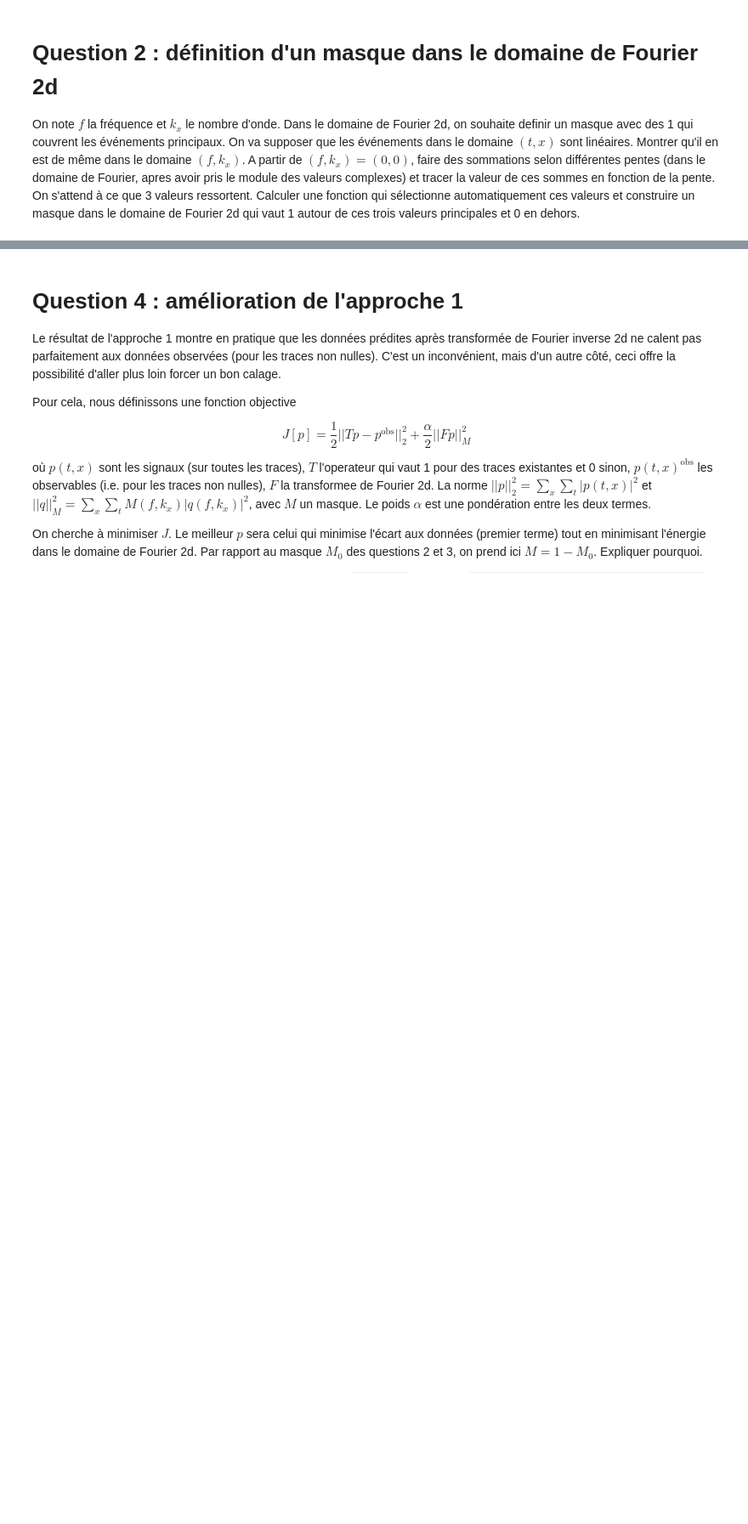
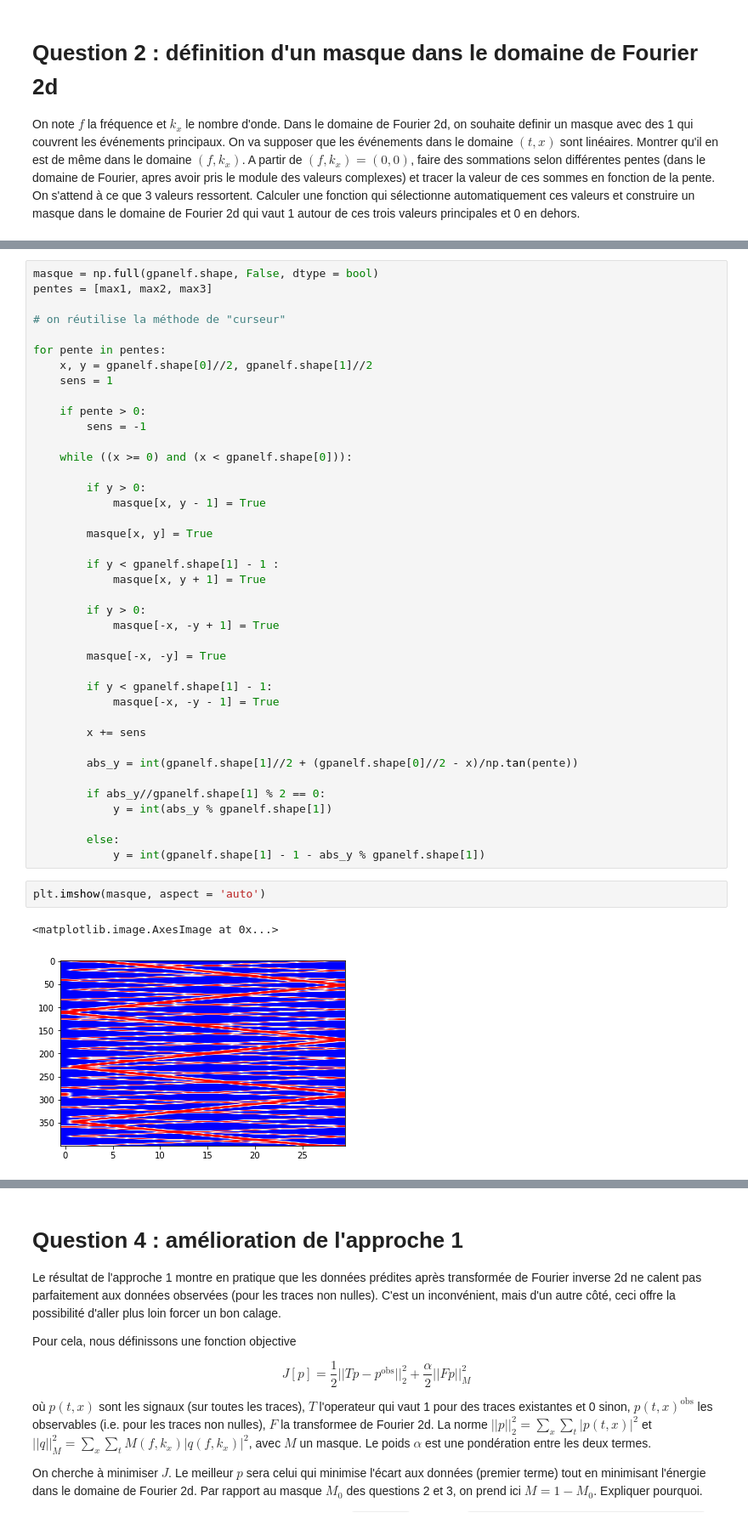
Before and after one commit to apierfitte/mini-projet_tts, a Jupyter notebook: mini_projet_groupe2.ipynb, the cells around one changed output, grey strips where cells are left out. Shown at 85% size. Cells and saved outputs as stored; diff of their text form; blank space fills up the shorter version.

```diff
--- a/mini_projet_groupe2.ipynb
+++ b/mini_projet_groupe2.ipynb
@@ -124 +200,46 @@ On note $f$ la fréquence et $k_x$ le nombre d'onde. Dans le domaine de Fourier
+# %%
+masque = np.full(gpanelf.shape, False, dtype = bool)
+pentes = [max1, max2, max3]
+
+# on réutilise la méthode de "curseur"
+
+for pente in pentes:
+    x, y = gpanelf.shape[0]//2, gpanelf.shape[1]//2
+    sens = 1
+
+    if pente > 0:
+        sens = -1
+
+    while ((x >= 0) and (x < gpanelf.shape[0])):
+
+        if y > 0:
+            masque[x, y - 1] = True
+
+        masque[x, y] = True
+
+        if y < gpanelf.shape[1] - 1 :
+            masque[x, y + 1] = True
+
+        if y > 0:
+            masque[-x, -y + 1] = True
+
+        masque[-x, -y] = True
+
+        if y < gpanelf.shape[1] - 1:
+            masque[-x, -y - 1] = True
+
+        x += sens
+
+        abs_y = int(gpanelf.shape[1]//2 + (gpanelf.shape[0]//2 - x)/np.tan(pente))
+
+        if abs_y//gpanelf.shape[1] % 2 == 0:
+            y = int(abs_y % gpanelf.shape[1])
+
+        else:
+            y = int(gpanelf.shape[1] - 1 - abs_y % gpanelf.shape[1])
+# %%
+plt.imshow(masque, aspect = 'auto')
+# %% [output]
+<matplotlib.image.AxesImage at 0x...>
+[figure, added]
 # %% [markdown]
```
Also changed, not shown: parts of 17 cells of this notebook.
